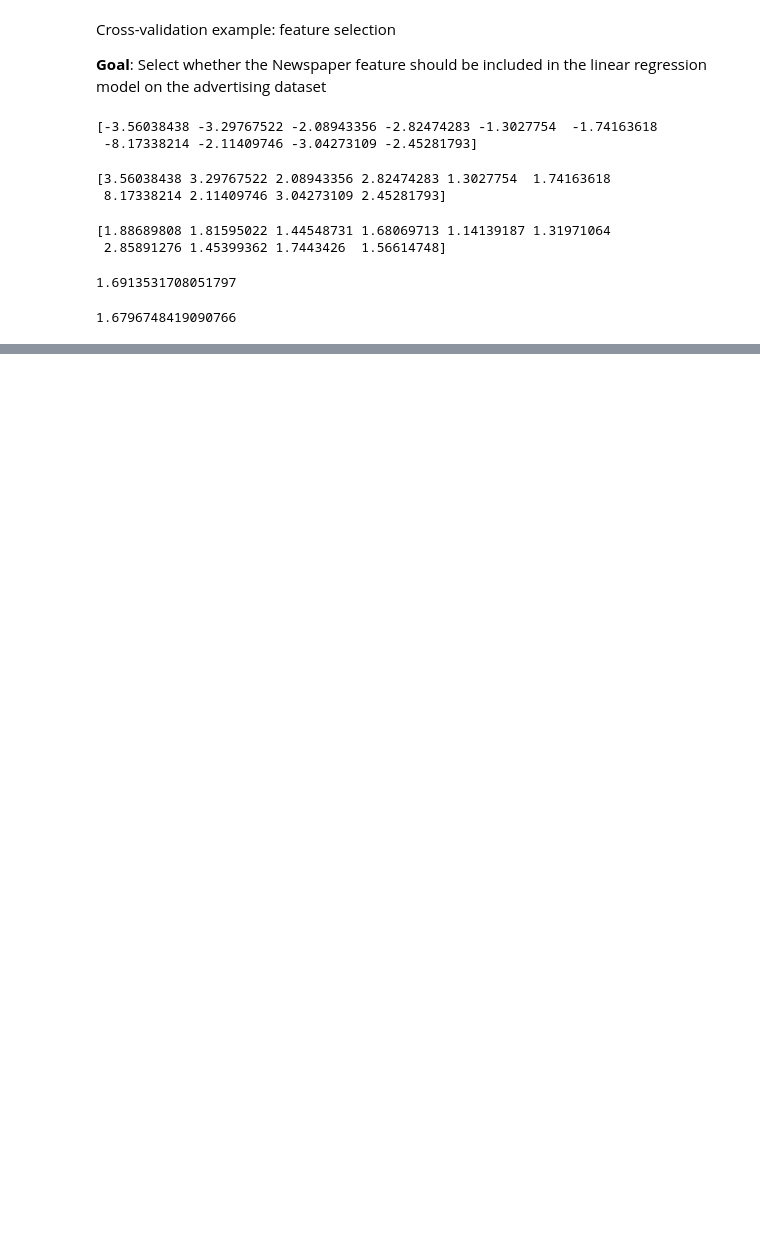
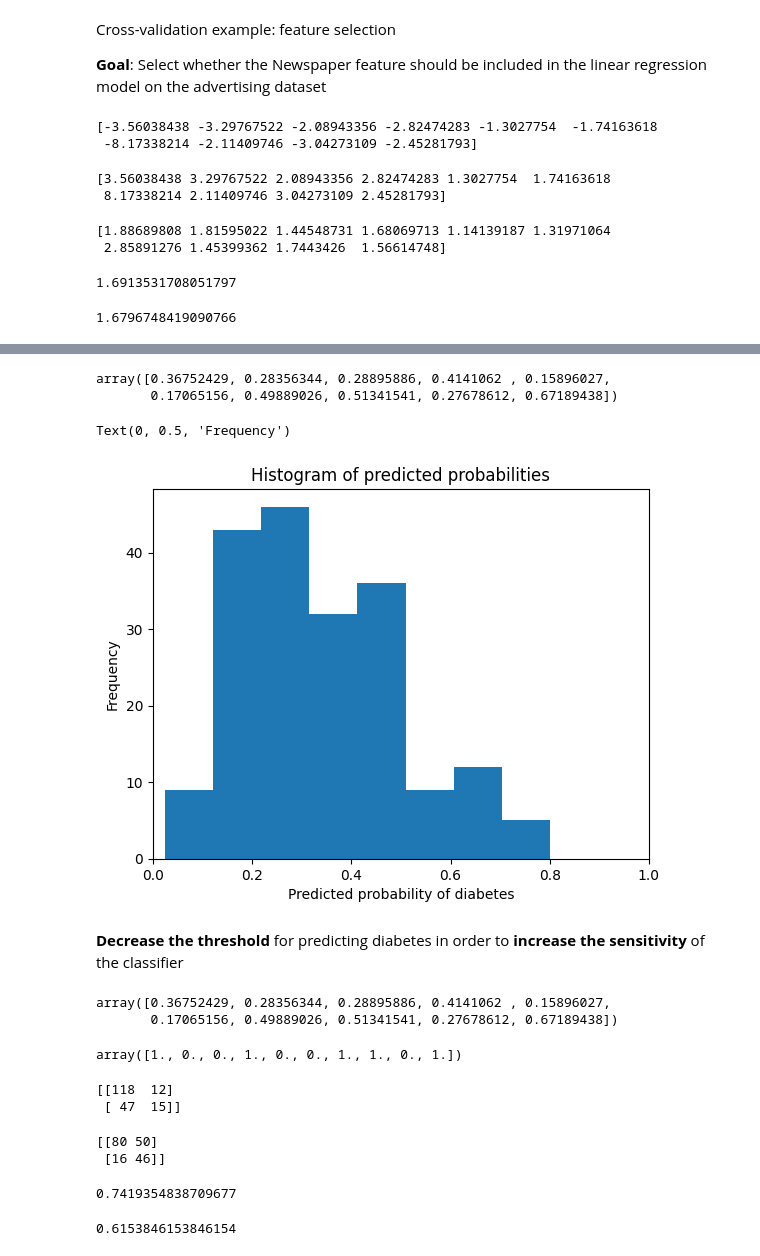
Before and after one commit to uktukt/EDA, a Jupyter notebook: ML_intro_scikit_learn.ipynb, the cells around one changed output, grey strips where cells are left out. Cells and saved outputs as stored; diff of their text form; code cells hidden in the pictures; blank space fills up the shorter version.

```diff
--- a/ML_intro_scikit_learn.ipynb
+++ b/ML_intro_scikit_learn.ipynb
@@ -513,0 +740,9 @@ print(np.sqrt(-cross_val_score(lm, X, y, cv=10, scoring='neg_mean_squared_error'
+# %%
+feature_cols = ['pregnant', 'insulin', 'bmi', 'age']
+X = pima[feature_cols]
+y = pima.label
+# %%
+X_train, X_test, y_train, y_test = train_test_split(X, y, random_state=0)
+# %%
+logreg = LogisticRegression(solver='liblinear')
+logreg.fit(X_train, y_train)
@@ -513,0 +915,20 @@ print(np.sqrt(-cross_val_score(lm, X, y, cv=10, scoring='neg_mean_squared_error'
+# %%
+# print the first 10 predicted probabilities for class 1
+logreg.predict_proba(X_test)[0:10, 1]
+# %% [output]
+array([0.36752429, 0.28356344, 0.28895886, 0.4141062 , 0.15896027,
+       0.17065156, 0.49889026, 0.51341541, 0.27678612, 0.67189438])
+# %%
+# store the predicted probabilities for class 1
+y_pred_prob = logreg.predict_proba(X_test)[:, 1]
+# %%
+plt.hist(y_pred_prob, bins=8)
+plt.xlim(0, 1)
+plt.title('Histogram of predicted probabilities')
+plt.xlabel('Predicted probability of diabetes')
+plt.ylabel('Frequency')
+# %% [output]
+Text(0, 0.5, 'Frequency')
+[figure, added]
+# %% [markdown]
+**Decrease the threshold** for predicting diabetes in order to **increase the sensitivity** of the classifier
@@ -513,0 +939,33 @@ print(np.sqrt(-cross_val_score(lm, X, y, cv=10, scoring='neg_mean_squared_error'
+# %%
+# print the first 10 predicted probabilities
+y_pred_prob[0:10]
+# %% [output]
+array([0.36752429, 0.28356344, 0.28895886, 0.4141062 , 0.15896027,
+       0.17065156, 0.49889026, 0.51341541, 0.27678612, 0.67189438])
+# %%
+# print the first 10 predicted classes with the lower threshold
+y_pred_class[0:10]
+# %% [output]
+array([1., 0., 0., 1., 0., 0., 1., 1., 0., 1.])
+# %%
+# previous confusion matrix (default threshold of 0.5)
+print(confusion)
+# %% [output]
+[[118  12]
+ [ 47  15]]
+# %%
+# new confusion matrix (threshold of 0.3)
+print(metrics.confusion_matrix(y_test, y_pred_class))
+# %% [output]
+[[80 50]
+ [16 46]]
+# %%
+# sensitivity has increased (used to be 0.24)
+print(46 / (46 + 16))
+# %% [output]
+0.7419354838709677
+# %%
+# specificity has decreased (used to be 0.91)
+print(80 / (80 + 50))
+# %% [output]
+0.6153846153846154
```
Also changed, not shown: parts of 78 cells of this notebook.
